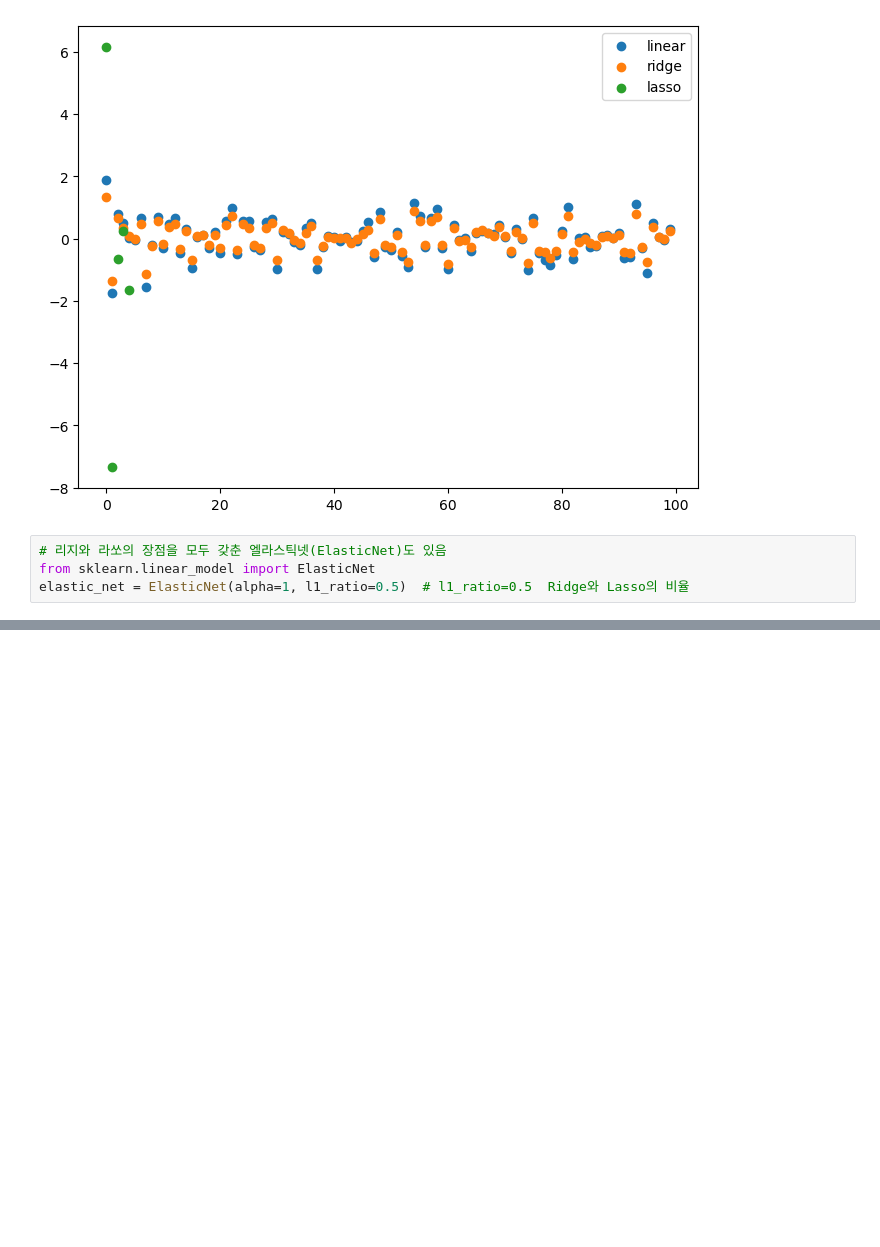
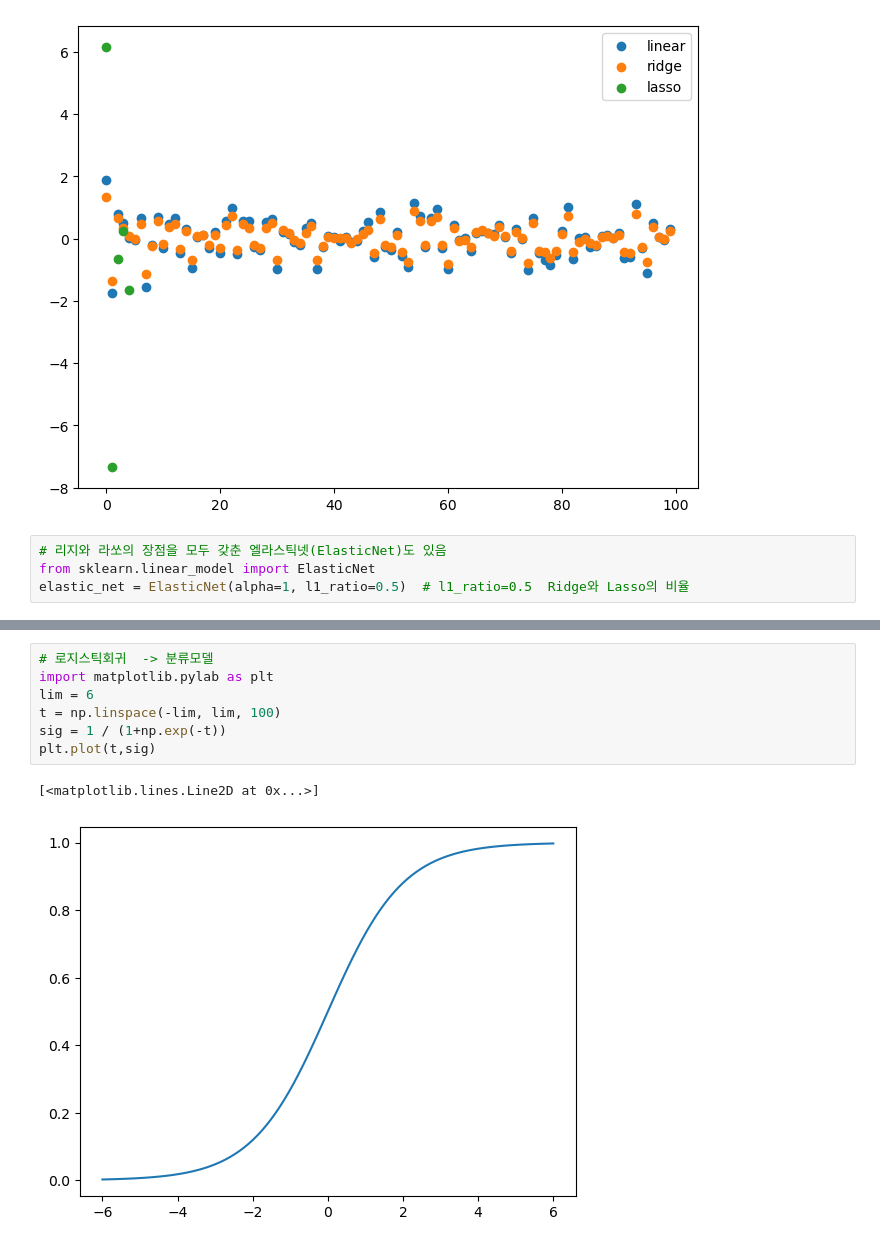
Before and after one commit to skn29teacher/skn29_lecture, a Jupyter notebook: 머신러닝/04.다항회귀/001.ipynb, the cells around one changed output, grey strips where cells are left out. Drawn from its saved outputs; the diff is of its cells as text; blank space fills up the shorter version.

```diff
--- a/머신러닝/04.다항회귀/001.ipynb
+++ b/머신러닝/04.다항회귀/001.ipynb
@@ -164,0 +220,10 @@ elastic_net = ElasticNet(alpha=1, l1_ratio=0.5)  # l1_ratio=0.5  Ridge와 Lasso
+# %%
+# 로지스틱회귀  -> 분류모델
+import matplotlib.pylab as plt
+lim = 6
+t = np.linspace(-lim, lim, 100)
+sig = 1 / (1+np.exp(-t))
+plt.plot(t,sig)
+# %% [output]
+[<matplotlib.lines.Line2D at 0x...>]
+[figure, added]
```
Also changed, not shown: parts of 4 cells of this notebook.
